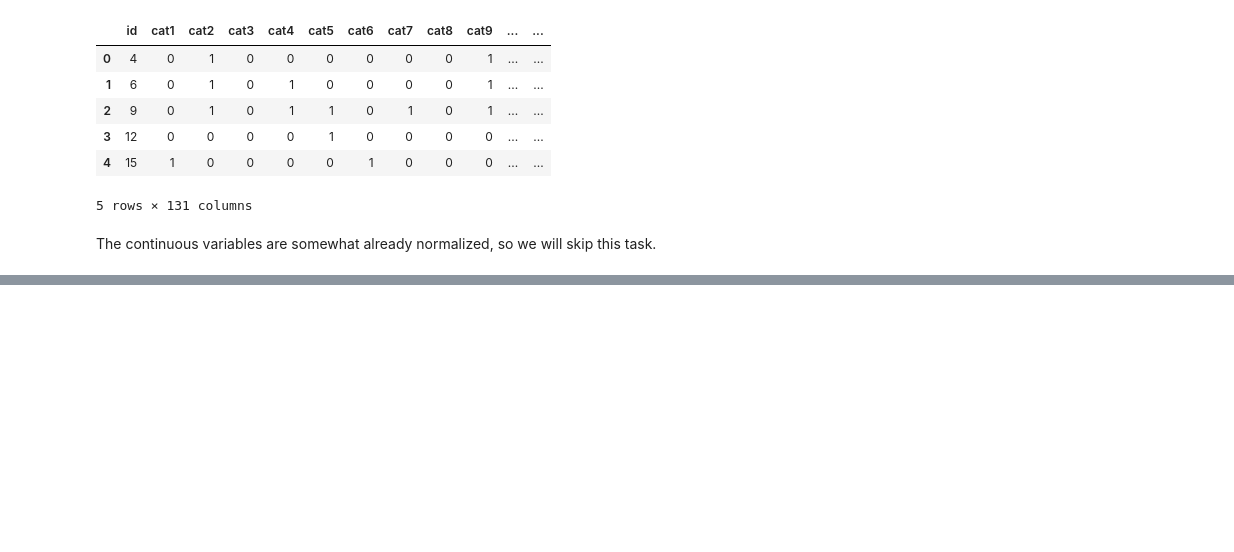
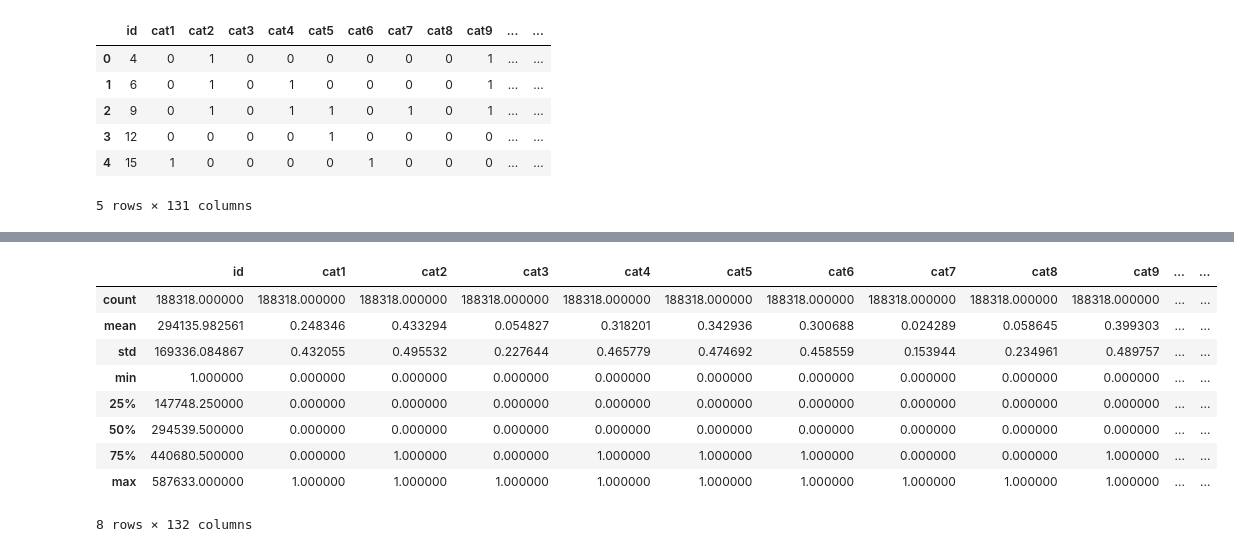
Before and after one commit to bencxs/allstate-claims, a Jupyter notebook: asc_2_preprocess.ipynb, the cells around one changed output, grey strips where cells are left out. Cells and saved outputs as stored; diff of their text form; code cells hidden in the pictures; blank space fills up the shorter version.

```diff
--- a/asc_2_preprocess.ipynb
+++ b/asc_2_preprocess.ipynb
@@ -91,5 +91,59 @@ display(df_test.head())
 | 3 | 12 | 0 | 0 | 0 | 0 | 1 | 0 | 0 | 0 | 0 | ... | ... |
 | 4 | 15 | 1 | 0 | 0 | 0 | 0 | 1 | 0 | 0 | 0 | ... | ... |
 5 rows × 131 columns
-# %% [markdown]
-The continuous variables are somewhat already normalized, so we will skip this task.
+# %%
+# Transform
+from scipy.stats import boxcox
+from scipy.stats import skew
+
+# Get the list of columns to be normalized, ignoring the target variable
+def col_to_norm(df, target):
+    col_to_norm = []
+    for col, col_data in df.iteritems():
+        if col == target:
+            continue
+        elif col_data.dtype == 'float64':
+            col_to_norm.append(col)
+    return col_to_norm
+
+# First, we need to convert all negative values to positive
+def force_positive(df, col_to_norm):
+    for col in col_to_norm:
+        if np.min(df[col]) < 1:
+            df[col] = df[col] + np.abs(np.min(df[col])) + 2
+    return df
+
+# Then, we perform the Box-Cox transformation
+def transform_box_cox(df, col_to_norm):
+    '''Perform Box-Cox transformation for easier model learning'''
+    lambda_vals = []
+    for col in col_to_norm:
+        tformed = boxcox(df[col].values)
+        df[col] = tformed[0] #By default, Box-Cox outputs array and lambda. We only want the array output.
+        print "Box-Cox lambda: " + col + " " + str(tformed[1])
+        lambda_vals.append(tformed[1])
+    return df, lambda_vals
+
+def normalize_data(df, col_to_norm):
+    '''Normalize data with the standard score for normal distributions'''
+    mean_std = []
+    for col in col_to_norm:
+        mean = np.mean(df[col])
+        std = np.std(df[col])
+        df[col] = df[col].apply(lambda x: (x - mean) / std)
+        print col + ": " + "mean =" + str(mean) + ", std =" + str(std)
+        mean_std.append((mean, std))
+    return df, mean_std
+
+col_to_norm = col_to_norm(df_train, 'loss')
+df_train = force_positive(df_train, col_to_norm)
+df_train, lambda_vals = transform_box_cox(df_train, col_to_norm)
+df_train, mean_std = normalize_data(df_train, col_to_norm)
+
+display(df_train.describe())
+
+# Calculate skewness of transformed data
+for col in col_to_norm:
+    skness = skew(df_train[col])
+    print col + " skewnesss: {0:.2f}".format(skness)
+# %% [output]
@@ -95,0 +167,10 @@ The continuous variables are somewhat already normalized, so we will skip this t
+|  | id | cat1 | cat2 | cat3 | cat4 | cat5 | cat6 | cat7 | cat8 | cat9 | ... | ... |
+| count | 188318.000000 | 188318.000000 | 188318.000000 | 188318.000000 | 188318.000000 | 188318.000000 | 188318.000000 | 188318.000000 | 188318.000000 | 188318.000000 | ... | ... |
+| mean | 294135.982561 | 0.248346 | 0.433294 | 0.054827 | 0.318201 | 0.342936 | 0.300688 | 0.024289 | 0.058645 | 0.399303 | ... | ... |
+| std | 169336.084867 | 0.432055 | 0.495532 | 0.227644 | 0.465779 | 0.474692 | 0.458559 | 0.153944 | 0.234961 | 0.489757 | ... | ... |
+| min | 1.000000 | 0.000000 | 0.000000 | 0.000000 | 0.000000 | 0.000000 | 0.000000 | 0.000000 | 0.000000 | 0.000000 | ... | ... |
+| 25% | 147748.250000 | 0.000000 | 0.000000 | 0.000000 | 0.000000 | 0.000000 | 0.000000 | 0.000000 | 0.000000 | 0.000000 | ... | ... |
+| 50% | 294539.500000 | 0.000000 | 0.000000 | 0.000000 | 0.000000 | 0.000000 | 0.000000 | 0.000000 | 0.000000 | 0.000000 | ... | ... |
+| 75% | 440680.500000 | 0.000000 | 1.000000 | 0.000000 | 1.000000 | 1.000000 | 1.000000 | 0.000000 | 0.000000 | 1.000000 | ... | ... |
+| max | 587633.000000 | 1.000000 | 1.000000 | 1.000000 | 1.000000 | 1.000000 | 1.000000 | 1.000000 | 1.000000 | 1.000000 | ... | ... |
+8 rows × 132 columns
```
Also changed, not shown: parts of 4 cells of this notebook, 1 other file.
